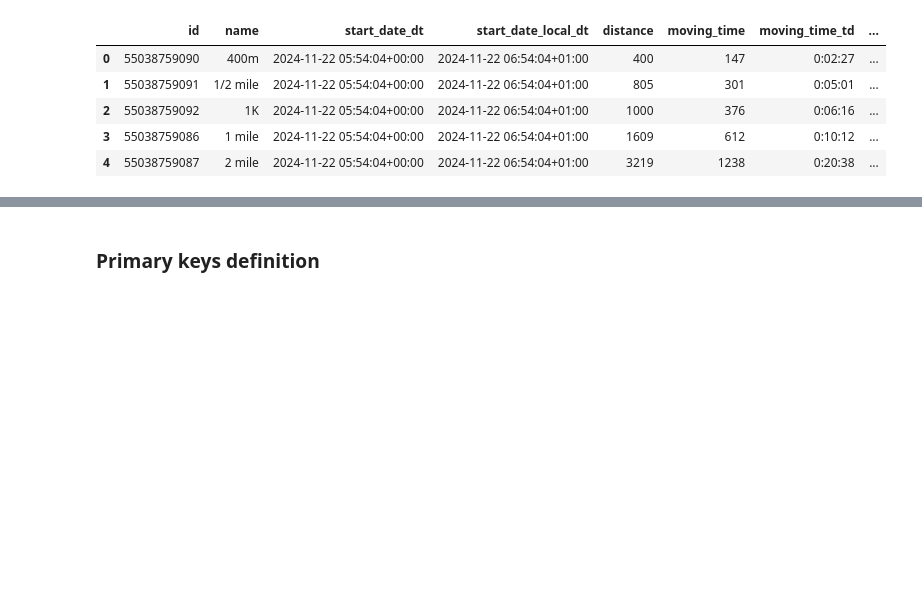
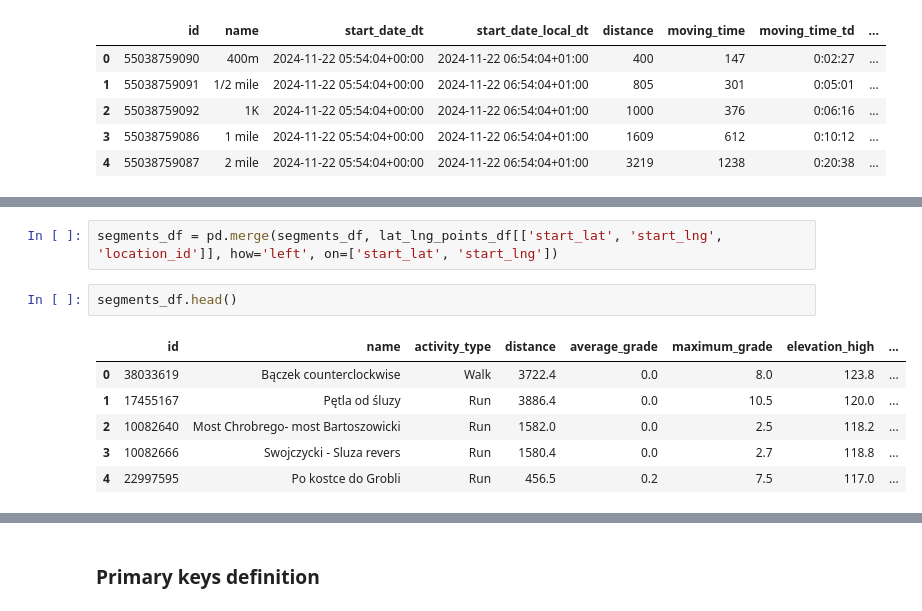
Before and after one commit to lowickib/Strava-Analytics, a Jupyter notebook: 2_Silver_Layer.ipynb, the cells around one changed output, grey strips where cells are left out. Drawn from its saved outputs; the diff is of its cells as text; blank space fills up the shorter version.

```diff
--- a/2_Silver_Layer.ipynb
+++ b/2_Silver_Layer.ipynb
@@ -1082,0 +1348,11 @@ best_eff_df.to_sql(
+# %%
+segments_df = pd.merge(segments_df, lat_lng_points_df[['start_lat', 'start_lng',  'location_id']], how='left', on=['start_lat', 'start_lng'])
+# %%
+segments_df.head()
+# %% [output]
+|  | id | name | activity_type | distance | average_grade | maximum_grade | elevation_high | ... |
+| 0 | 38033619 | Bączek counterclockwise | Walk | 3722.4 | 0.0 | 8.0 | 123.8 | ... |
+| 1 | 17455167 | Pętla od śluzy | Run | 3886.4 | 0.0 | 10.5 | 120.0 | ... |
+| 2 | 10082640 | Most Chrobrego- most Bartoszowicki | Run | 1582.0 | 0.0 | 2.5 | 118.2 | ... |
+| 3 | 10082666 | Swojczycki - Sluza revers | Run | 1580.4 | 0.0 | 2.7 | 118.8 | ... |
+| 4 | 22997595 | Po kostce do Grobli | Run | 456.5 | 0.2 | 7.5 | 117.0 | ... |
```
Also changed, not shown: parts of 42 cells of this notebook, 1 other file.
